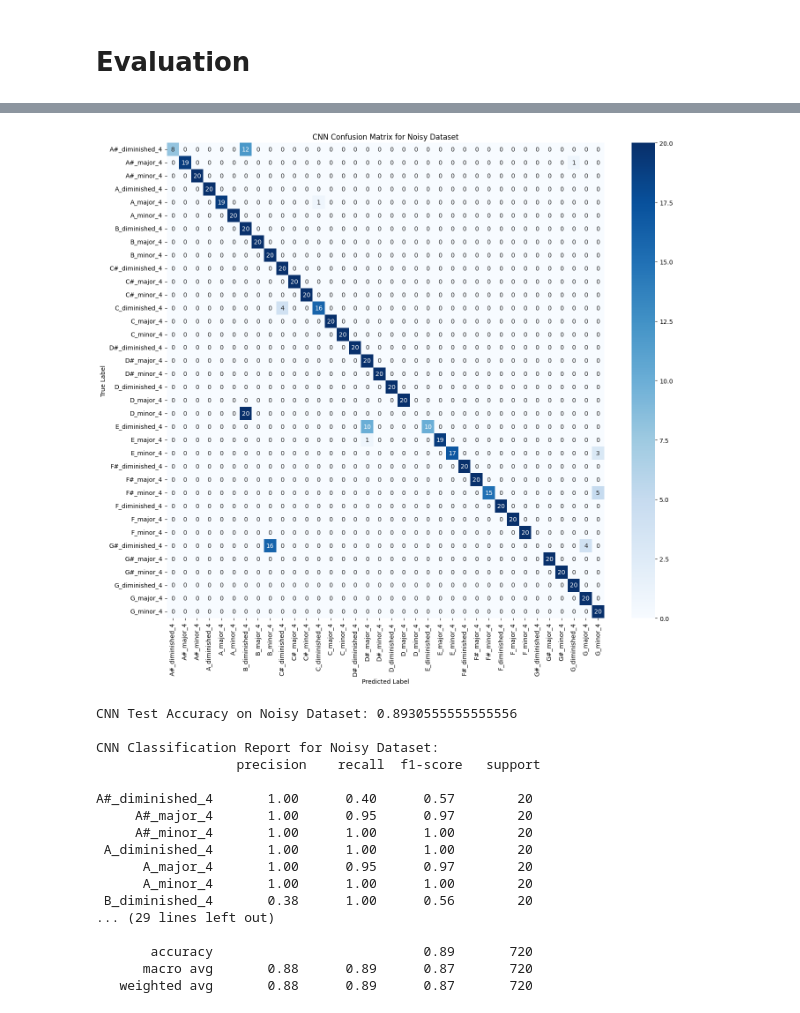
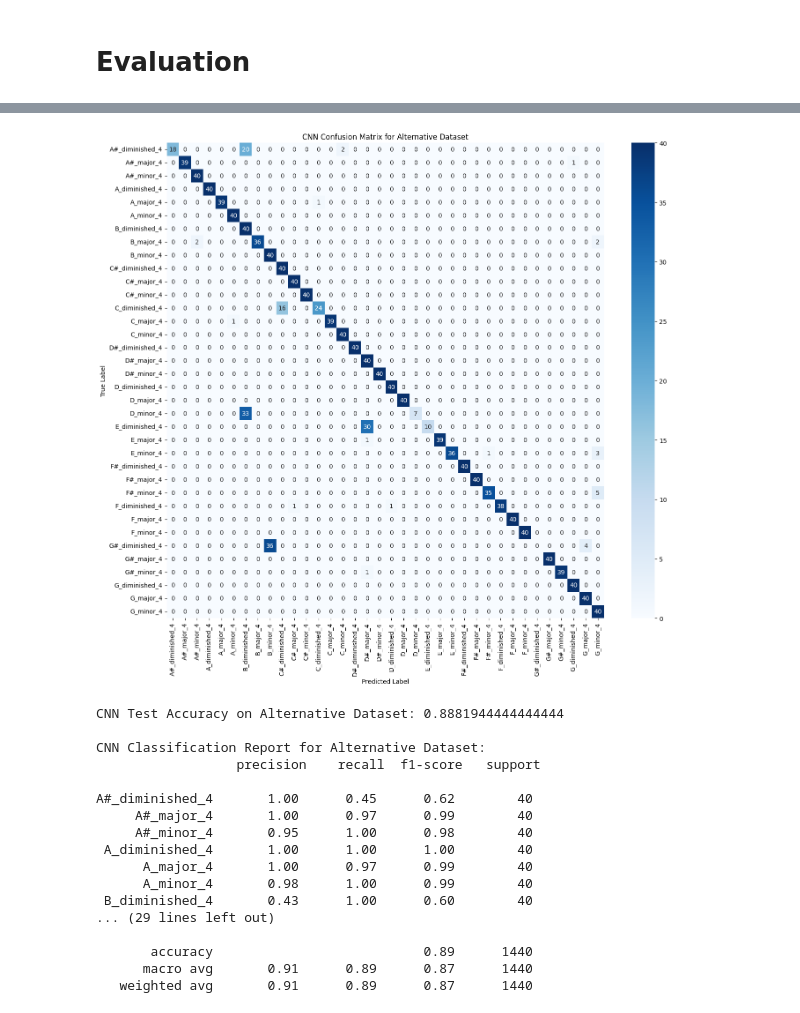
Before and after one commit to sglkc/chord-detector, a Jupyter notebook: training/notebooks/cnn/cnn-diff-eval.ipynb, the cells around one changed output, grey strips where cells are left out. Saved outputs shown, nothing was run; the diff lists cells and outputs as text; code cells hidden in the pictures.

Commit message:
add new evaluation and analysis

```diff
--- a/training/notebooks/cnn/cnn-diff-eval.ipynb
+++ b/training/notebooks/cnn/cnn-diff-eval.ipynb
@@ -2,7 +2,7 @@
 # Preparation
 # %%
 MODEL_SAVE_PATH = "../../models/model-bn-c64-c128-c256-c256-d256.keras"
-FEATURES_PATH = "../../evaluations/evaluations.npz"
+FEATURES_PATH = "../../evaluations/test-all.npz"
 RANDOM_STATE = 42
 
 import os
@@ -24,7 +24,7 @@ if physical_devices:
 # Load model & features
 # %%
 import tensorflow as tf
-clean_loaded_model = tf.keras.models.load_model(MODEL_SAVE_PATH)
+model = tf.keras.models.load_model(MODEL_SAVE_PATH)
 with np.load(FEATURES_PATH) as data:
     features = data['features']
     labels = data['labels']
@@ -43,40 +43,40 @@ from keras.utils import to_categorical
 from sklearn.preprocessing import LabelEncoder
 
 # Fit label encoder on clean labels (all classes the model was trained on)
-noisy_label_encoder = LabelEncoder()
-noisy_label_encoder.fit(labels)
-num_classes = len(noisy_label_encoder.classes_)
+label_encoder = LabelEncoder()
+label_encoder.fit(labels)
+num_classes = len(label_encoder.classes_)
 
 # Encode noisy labels using the clean label encoder
-noisy_encoded_labels = noisy_label_encoder.transform(labels)
-noisy_categorical_labels = to_categorical(noisy_encoded_labels, num_classes=num_classes)
+encoded_labels = label_encoder.transform(labels)
+categorical_labels = to_categorical(encoded_labels, num_classes=num_classes)
 
-# Reshape noisy_features to add a channel dimension
-noisy_features_reshaped = np.expand_dims(features, axis=-1)
+# Reshape features to add a channel dimension
+features_reshaped = np.expand_dims(features, axis=-1)
 
 # Get predictions for the noisy test set
-noisy_predictions = clean_loaded_model.predict(noisy_features_reshaped)
-predicted_noisy_classes = np.argmax(noisy_predictions, axis=1)
-actual_noisy_classes = np.argmax(noisy_categorical_labels, axis=1)
+predictions = model.predict(features_reshaped)
+predicted_classes = np.argmax(predictions, axis=1)
+actual_classes = np.argmax(categorical_labels, axis=1)
 
 # Get class labels from the label encoder
-class_labels = noisy_label_encoder.classes_
+class_labels = label_encoder.classes_
 
 # Compute the confusion matrix
-cm_noisy = confusion_matrix(actual_noisy_classes, predicted_noisy_classes)
+cm_noisy = confusion_matrix(actual_classes, predicted_classes)
 
 # Plot the confusion matrix
 plt.figure(figsize=(16, 14))
 sns.heatmap(cm_noisy, annot=True, fmt='d', cmap='Blues', xticklabels=class_labels, yticklabels=class_labels)
 plt.xlabel('Predicted Label')
 plt.ylabel('True Label')
-plt.title('CNN Confusion Matrix for Noisy Dataset')
+plt.title('CNN Confusion Matrix for Alternative Dataset')
 plt.show()
 
 # Generate classification report
-accuracy_noisy = accuracy_score(actual_noisy_classes, predicted_noisy_classes)
-print(f"CNN Test Accuracy on Noisy Dataset: {accuracy_noisy}")
+accuracy_noisy = accuracy_score(actual_classes, predicted_classes)
+print(f"CNN Test Accuracy on Alternative Dataset: {accuracy_noisy}")
 
-report_noisy = classification_report(actual_noisy_classes, predicted_noisy_classes, target_names=class_labels)
-print("\nCNN Classification Report for Noisy Dataset:\n", report_noisy)
+report_noisy = classification_report(actual_classes, predicted_classes, target_names=class_labels)
+print("\nCNN Classification Report for Alternative Dataset:\n", report_noisy)
 # %% [output]
@@ -84,18 +84,18 @@ print("\nCNN Classification Report for Noisy Dataset:\n", report_noisy)
-[figure, old version]
+[figure, new version]
-CNN Test Accuracy on Noisy Dataset: 0.8930555555555556
+CNN Test Accuracy on Alternative Dataset: 0.8881944444444444
 
-CNN Classification Report for Noisy Dataset:
+CNN Classification Report for Alternative Dataset:
                   precision    recall  f1-score   support
 
-A#_diminished_4       1.00      0.40      0.57        20
-     A#_major_4       1.00      0.95      0.97        20
-     A#_minor_4       1.00      1.00      1.00        20
- A_diminished_4       1.00      1.00      1.00        20
-      A_major_4       1.00      0.95      0.97        20
-      A_minor_4       1.00      1.00      1.00        20
- B_diminished_4       0.38      1.00      0.56        20
+A#_diminished_4       1.00      0.45      0.62        40
+     A#_major_4       1.00      0.97      0.99        40
+     A#_minor_4       0.95      1.00      0.98        40
+ A_diminished_4       1.00      1.00      1.00        40
+      A_major_4       1.00      0.97      0.99        40
+      A_minor_4       0.98      1.00      0.99        40
+ B_diminished_4       0.43      1.00      0.60        40
 ... (29 lines left out)
 
-       accuracy                           0.89       720
-      macro avg       0.88      0.89      0.87       720
-   weighted avg       0.88      0.89      0.87       720
+       accuracy                           0.89      1440
+      macro avg       0.91      0.89      0.87      1440
+   weighted avg       0.91      0.89      0.87      1440
```
Also changed, not shown: parts of 1 cell of this notebook, 4 other files.
